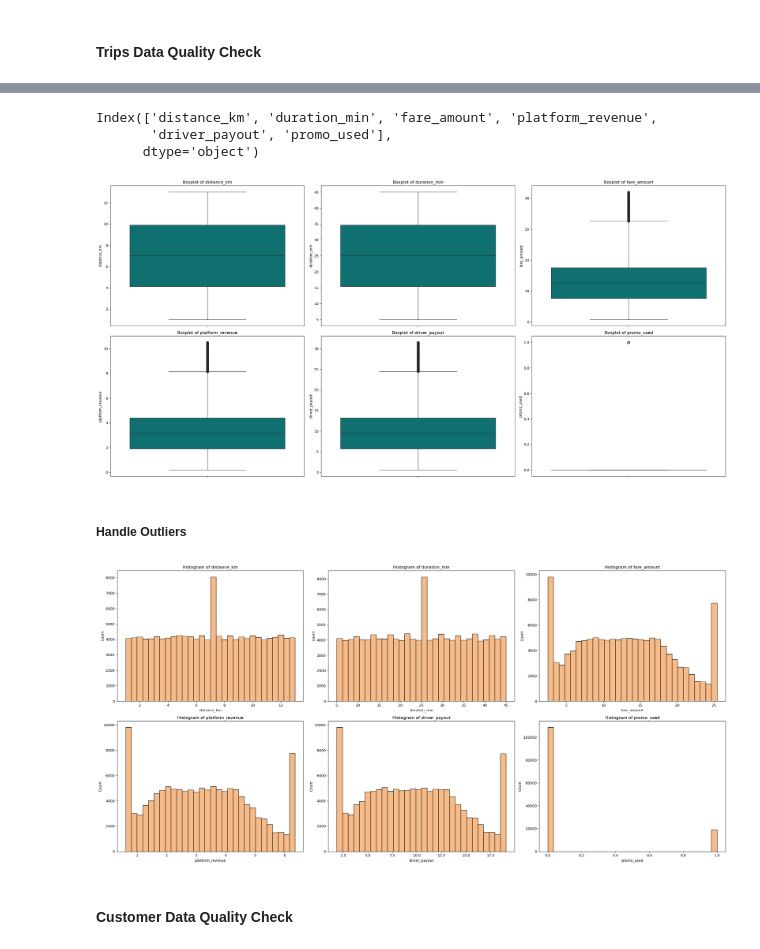
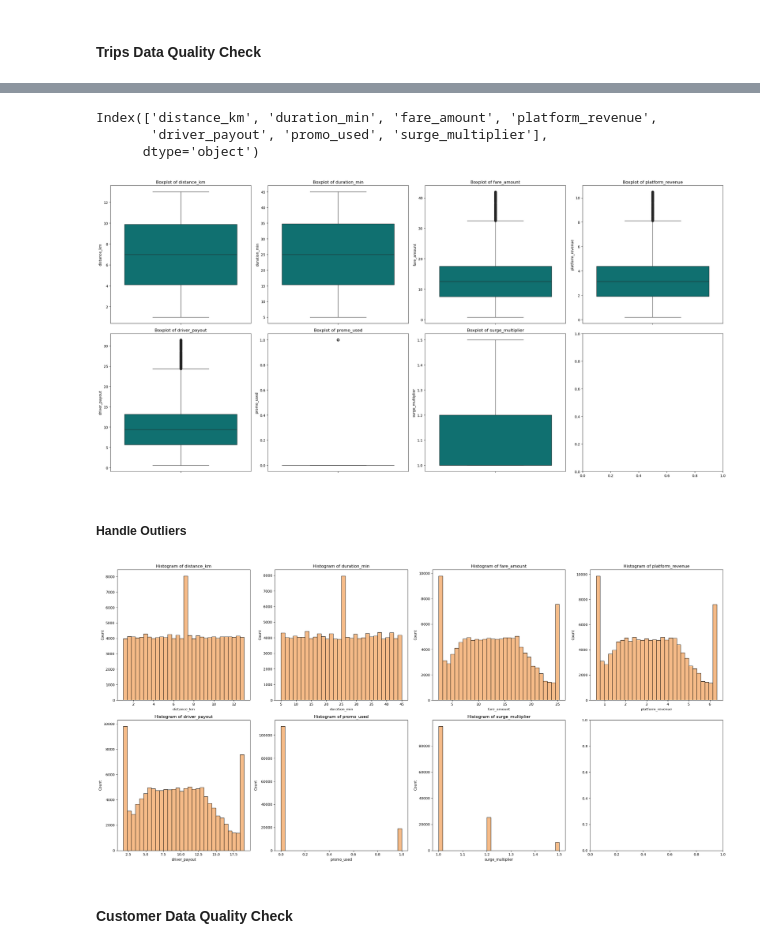
Before and after one commit to Devabebi/Muinat_Ridewise_Europe, a Jupyter notebook: notebooks/eda.ipynb, the cells around one changed output, grey strips where cells are left out. Cells and saved outputs as stored; diff of their text form; code cells hidden in the pictures.

```diff
--- a/notebooks/eda.ipynb
+++ b/notebooks/eda.ipynb
@@ -37,5 +36,5 @@ memory usage: 10.7+ MB
 # %%
-trip_df["trip_date"] = pd.to_datetime(trip_df["trip_date"])
+trip_df["trip_date"] = pd.to_datetime(trip_df["trip_datetime"])
 # %%
 trip_df.isnull().sum()
 # %% [output]
@@ -77,10 +81,10 @@ numerical_cols = trip_df.select_dtypes(include="number")
 numerical_cols.columns
 # %% [output]
 Index(['distance_km', 'duration_min', 'fare_amount', 'platform_revenue',
-       'driver_payout', 'promo_used'],
+       'driver_payout', 'promo_used', 'surge_multiplier'],
       dtype='object')
 # %%
-fig, ax = plt.subplots(nrows=2, ncols=3, figsize=(25,12))
+fig, ax = plt.subplots(nrows=2, ncols=4, figsize=(25,12))
 ax=ax.flatten()
 for idx, col in enumerate(numerical_cols):
     sns.boxplot(trip_df[col], ax=ax[idx], color="teal")
@@ -89,7 +93,7 @@ for idx, col in enumerate(numerical_cols):
 plt.tight_layout()
 plt.show()
 # %% [output]
-[figure, old version]
+[figure, new version]
 # %% [markdown]
 ##### Handle Outliers
 # %%
@@ -105,16 +109,16 @@ for col in clip_cols:
 
     trip_df[col] = trip_df[col].clip(lower=lower, upper=upper)
 # %%
-fig, ax = plt.subplots(nrows=2, ncols=3, figsize=(25,12))
+fig, ax = plt.subplots(nrows=2, ncols=4, figsize=(25,12))
 ax=ax.flatten()
 for idx, col in enumerate(numerical_cols):
     sns.histplot(trip_df[col], ax=ax[idx], color="Sandybrown", bins=30)
     ax[idx].set_title(f"Histogram of {col}")
 
 plt.tight_layout()
 plt.show()
 # %% [output]
-[figure, old version]
+[figure, new version]
 # %% [markdown]
 #### Customer Data Quality Check
 # %%
```
Also changed, not shown: parts of 35 cells of this notebook, 22 other files.
